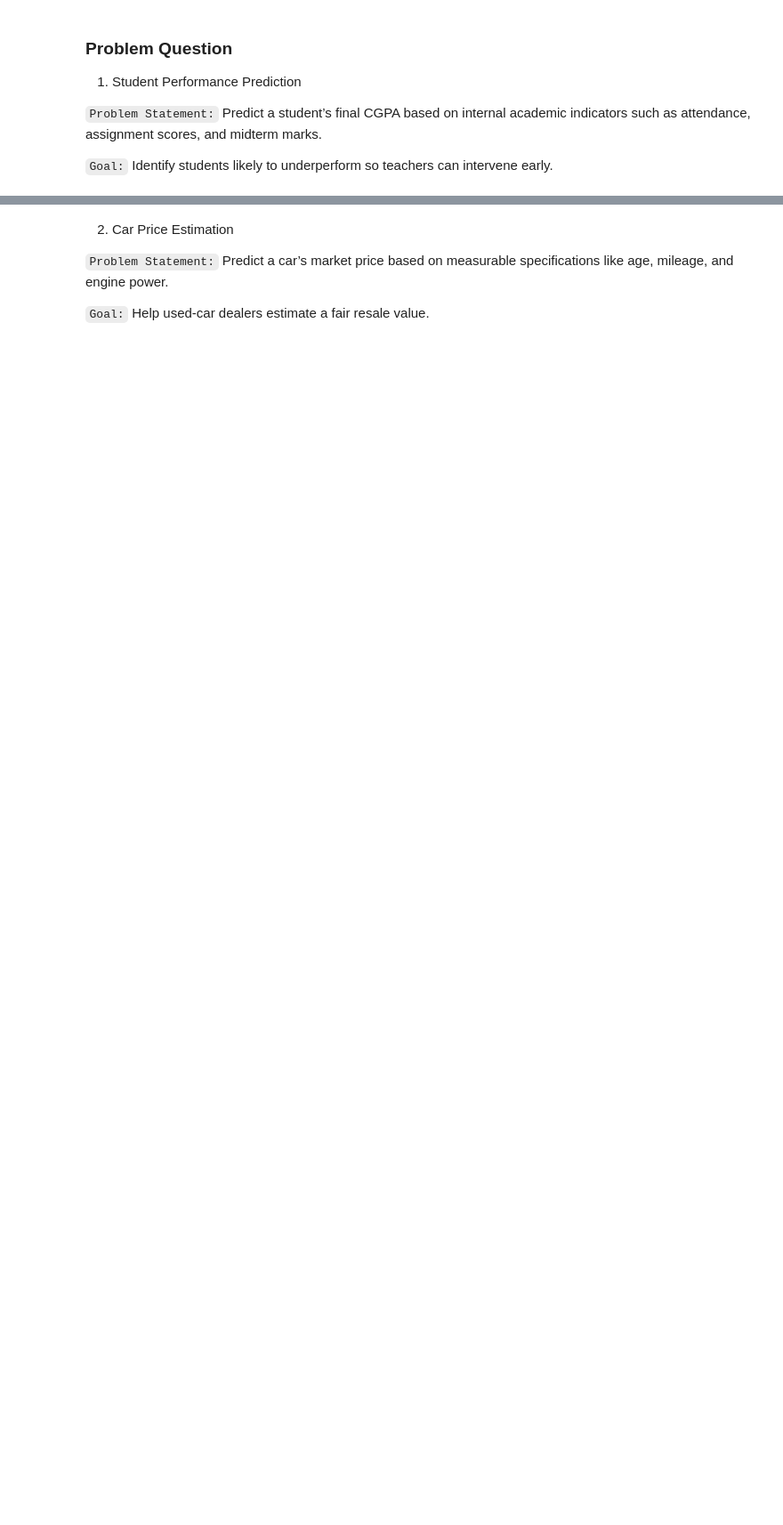
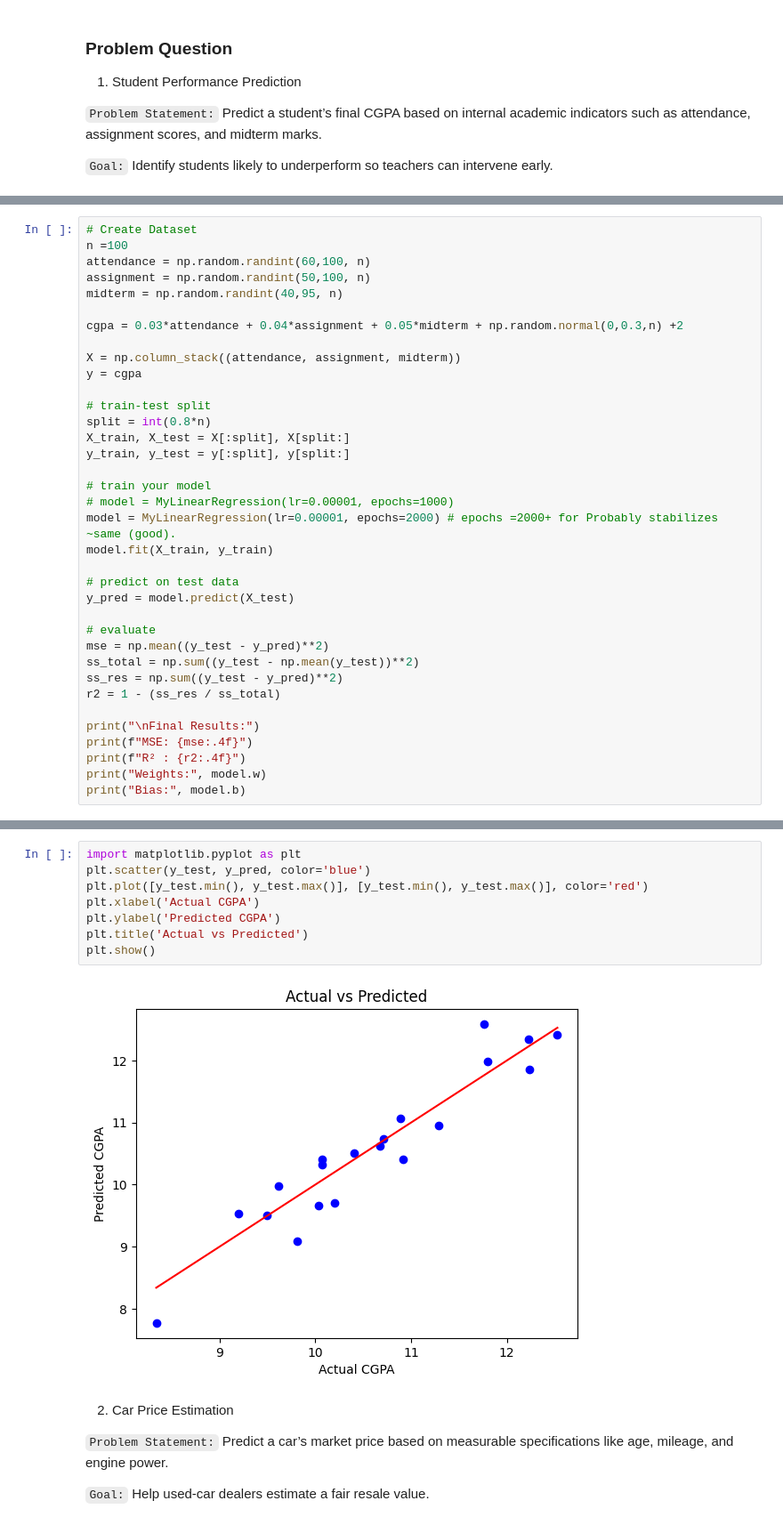
Before and after one commit to varun-chourasia/Machine-Learning-, a Jupyter notebook: Supervised_Learning.ipynb, the cells around one changed output, grey strips where cells are left out. Shown at 89% size. Cells and saved outputs as stored; diff of their text form; blank space fills up the shorter version.

```diff
--- a/Supervised_Learning.ipynb
+++ b/Supervised_Learning.ipynb
@@ -150,0 +187,36 @@ class MyLinearRegression:
+# %%
+# Create Dataset
+n =100
+attendance = np.random.randint(60,100, n)
+assignment = np.random.randint(50,100, n)
+midterm = np.random.randint(40,95, n)
+
+cgpa = 0.03*attendance + 0.04*assignment + 0.05*midterm + np.random.normal(0,0.3,n) +2
+
+X = np.column_stack((attendance, assignment, midterm))
+y = cgpa
+
+# train-test split
+split = int(0.8*n)
+X_train, X_test = X[:split], X[split:]
+y_train, y_test = y[:split], y[split:]
+
+# train your model
+# model = MyLinearRegression(lr=0.00001, epochs=1000)
+model = MyLinearRegression(lr=0.00001, epochs=2000) # epochs =2000+ for Probably stabilizes ~same (good).
+model.fit(X_train, y_train)
+
+# predict on test data
+y_pred = model.predict(X_test)
+
+# evaluate
+mse = np.mean((y_test - y_pred)**2)
+ss_total = np.sum((y_test - np.mean(y_test))**2)
+ss_res = np.sum((y_test - y_pred)**2)
+r2 = 1 - (ss_res / ss_total)
+
+print("\nFinal Results:")
+print(f"MSE: {mse:.4f}")
+print(f"R² : {r2:.4f}")
+print("Weights:", model.w)
+print("Bias:", model.b)
@@ -151,3 +241,13 @@ class MyLinearRegression:
+# %%
+import matplotlib.pyplot as plt
+plt.scatter(y_test, y_pred, color='blue')
+plt.plot([y_test.min(), y_test.max()], [y_test.min(), y_test.max()], color='red')
+plt.xlabel('Actual CGPA')
+plt.ylabel('Predicted CGPA')
+plt.title('Actual vs Predicted')
+plt.show()
+# %% [output]
+[figure, added]
 # %% [markdown]
 2. Car Price Estimation
 
```
Also changed, not shown: parts of 5 cells of this notebook.
